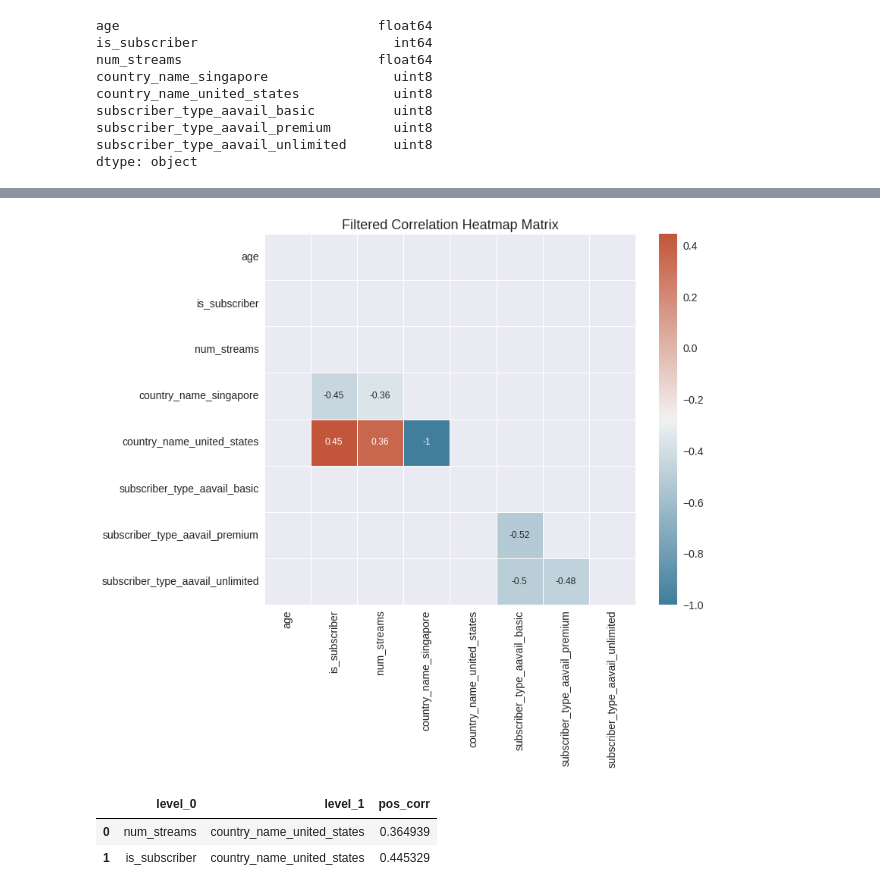
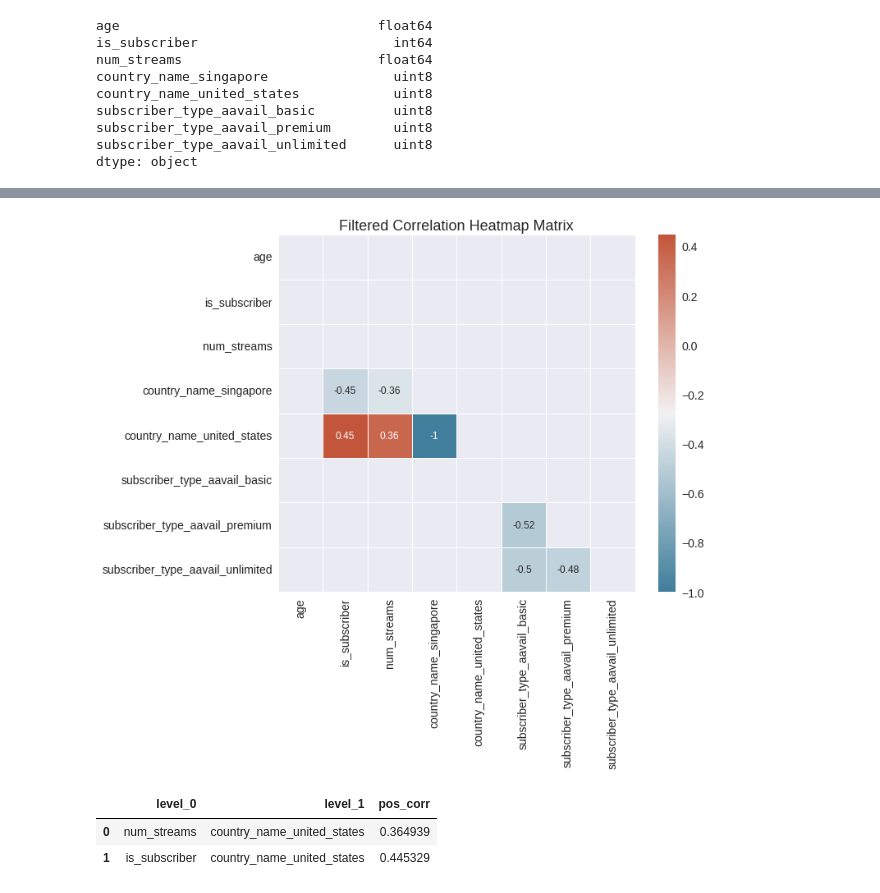
Before and after one commit to momchilantonov/Coursera-AIWorkflow_DataAnalysis_HypothesisTesting-IBM, a Jupyter notebook: Practice Peer-graded Assignment/notebooks/Visualization and Imputation.ipynb, the cells around one changed output, grey strips where cells are left out. Cells and saved outputs as stored; diff of their text form; code cells hidden in the pictures.

```diff
--- a/Practice Peer-graded Assignment/notebooks/Visualization and Imputation.ipynb
+++ b/Practice Peer-graded Assignment/notebooks/Visualization and Imputation.ipynb
@@ -553,20 +552,20 @@ plt.show()
 # %%
 # plot filtered corr heatmap matrix (pos corr >= 0.35, neg corr <= -0.35)
 
 filtered_corr = corr[((corr >= .35) | (corr <= -.35)) & (corr != 1.000)]
-f, ax = plt.subplots(figsize=(11, 9))
+
 sns.heatmap(
     data=filtered_corr,
     mask=mask,
     annot=True,
     cmap=cmap,
     square=True,
     linewidths=.5,
 )
 plt.title('Filtered Correlation Heatmap Matrix')
 plt.show()
 # %% [output]
-[figure, old version]
+[figure, new version]
 # %%
 # show the strongest positive corr in data frame
 
```
Also changed, not shown: parts of 20 cells of this notebook.
